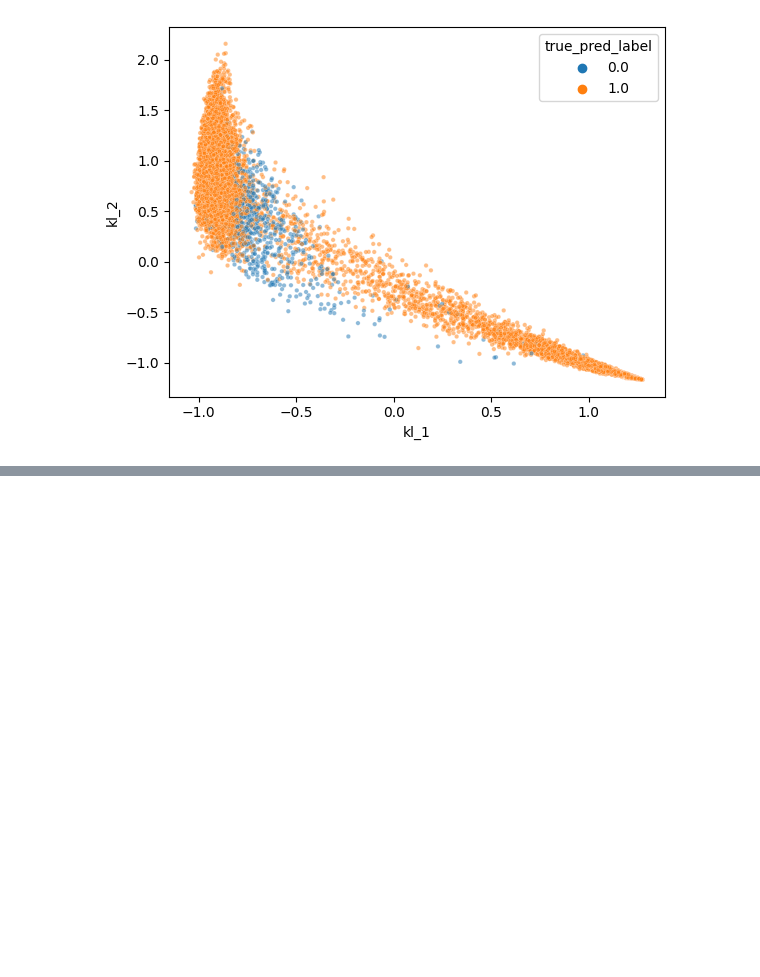
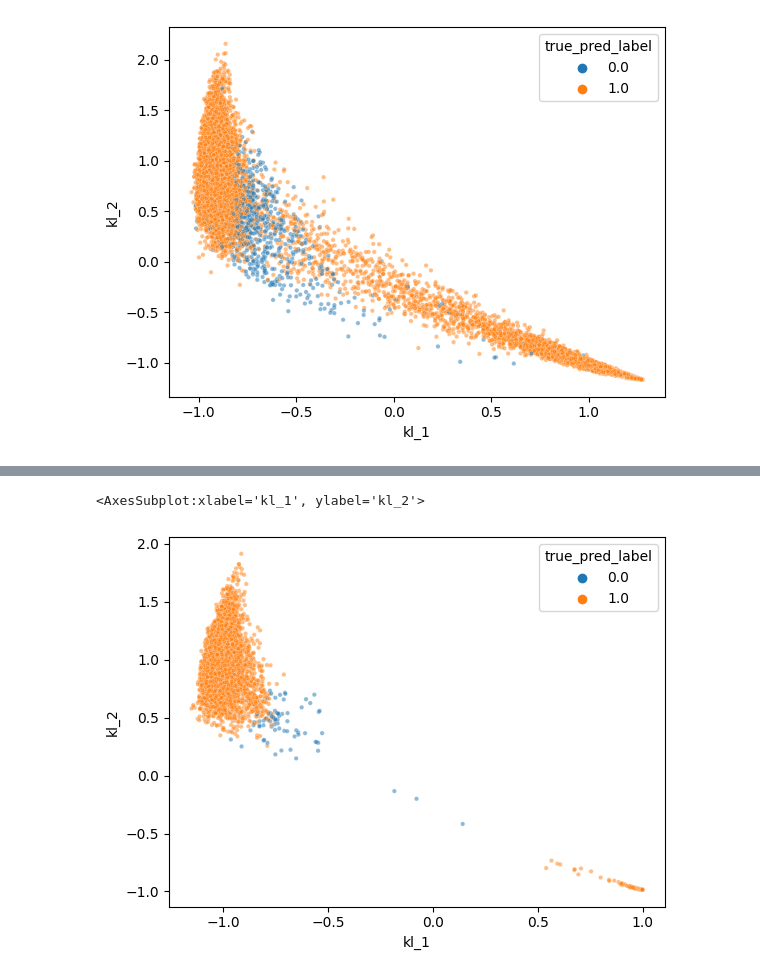
Before and after one commit to Leonid-Erlygin/text_uncertainty, a Jupyter notebook: notebooks/mc_in_osfr/calibration.ipynb, the cells around one changed output, grey strips where cells are left out. Drawn from its saved outputs; the diff is of its cells as text; code cells hidden in the pictures; blank space fills up the shorter version.

```diff
--- a/notebooks/mc_in_osfr/calibration.ipynb
+++ b/notebooks/mc_in_osfr/calibration.ipynb
@@ -289,0 +318,20 @@ sns.scatterplot(
+# %%
+data = data_30_ms1m
+X_ms1m = torch.tensor(
+    np.concatenate([data["kl_1"][None, :], data["kl_2"][None, :]], axis=0).T,
+    dtype=torch.float32,
+)
+X_norm = (X_ms1m - torch.mean(X_ms1m, dim=0)) / torch.std(X_ms1m, dim=0)
+y = torch.tensor(data["true_pred_label"].astype("bool"), dtype=torch.float32)
+
+sns.scatterplot(
+    data={"kl_1": X_norm[:, 0], "kl_2": X_norm[:, 1], "true_pred_label": y},
+    x="kl_1",
+    y="kl_2",
+    hue="true_pred_label",
+    s=10,
+    alpha=0.5,
+)
+# %% [output]
+<AxesSubplot:xlabel='kl_1', ylabel='kl_2'>
+[figure, added]
```
Also changed, not shown: parts of 18 cells of this notebook, 37 other files.
